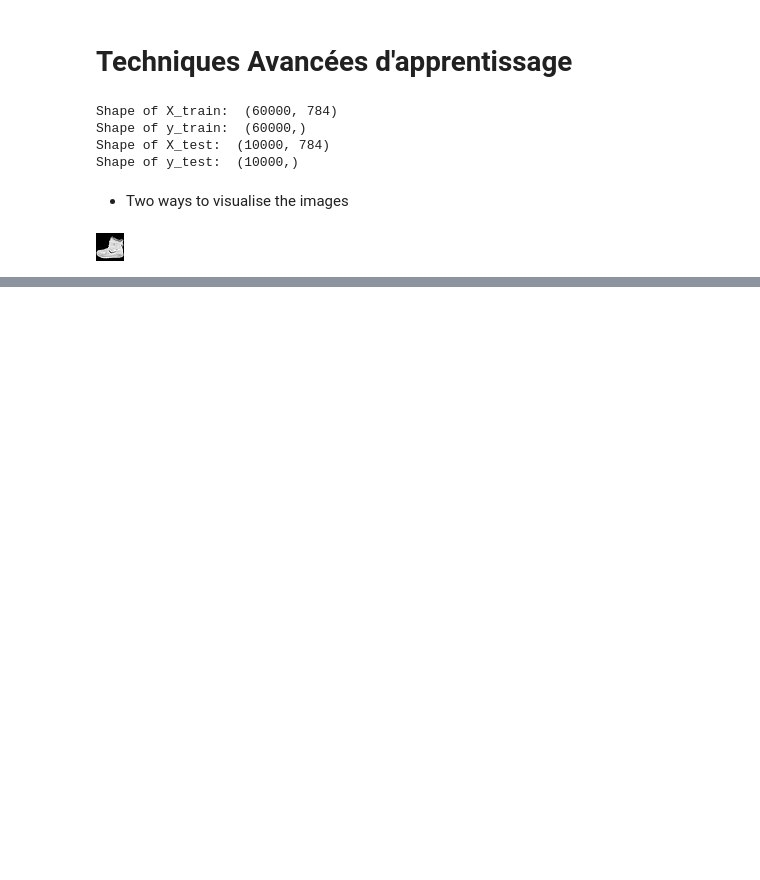
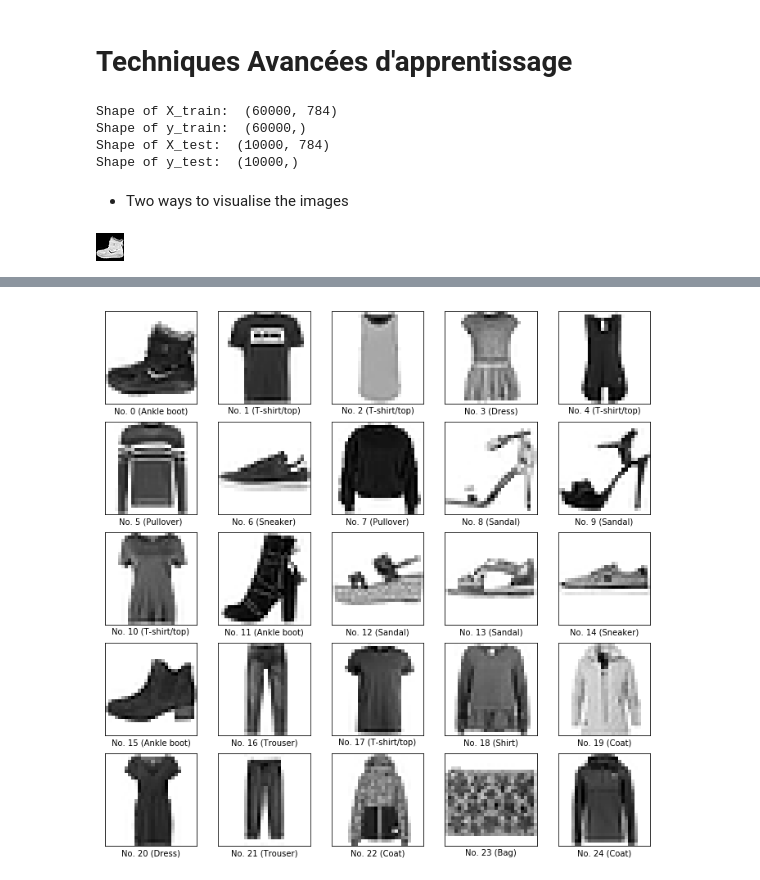
Before and after one commit to Tanguycrsl/Techniques-Avancees-dapprentissage, a Jupyter notebook: OSVM.ipynb, the cells around one changed output, grey strips where cells are left out. Saved outputs shown, nothing was run; the diff lists cells and outputs as text; code cells hidden in the pictures; blank space fills up the shorter version.

```diff
--- a/OSVM.ipynb
+++ b/OSVM.ipynb
@@ -22,6 +22,9 @@ Shape of X_train:  (60000, 784)
 Shape of y_train:  (60000,)
 Shape of X_test:  (10000, 784)
 Shape of y_test:  (10000,)
+# %%
+label_dic = {0: 'T-shirt/top', 1: 'Trouser', 2: 'Pullover', 3: 'Dress', 4: 'Coat',
+             5: 'Sandal', 6: 'Shirt', 7: 'Sneaker', 8: 'Bag', 9: 'Ankle boot'}
 # %% [markdown]
 * Two ways to visualise the images
 # %%
@@ -36,0 +42,10 @@ plt.imshow(X_train.reshape((X_train.shape[0],28,28))[0], cmap=None)
+# %%
+plt.figure(figsize=(12,12))
+for i in range(25):
+    plt.subplot(5, 5, i+1)
+    plt.xticks([])
+    plt.yticks([])
+    plt.xlabel("No. %d (%s)" %(i, label_dic[y_train[i]]))
+    plt.imshow(X_train[i].reshape(28,28), cmap=plt.cm.binary)
+# %% [output]
+[figure, added]
```
Also changed, not shown: parts of 3 cells of this notebook.
